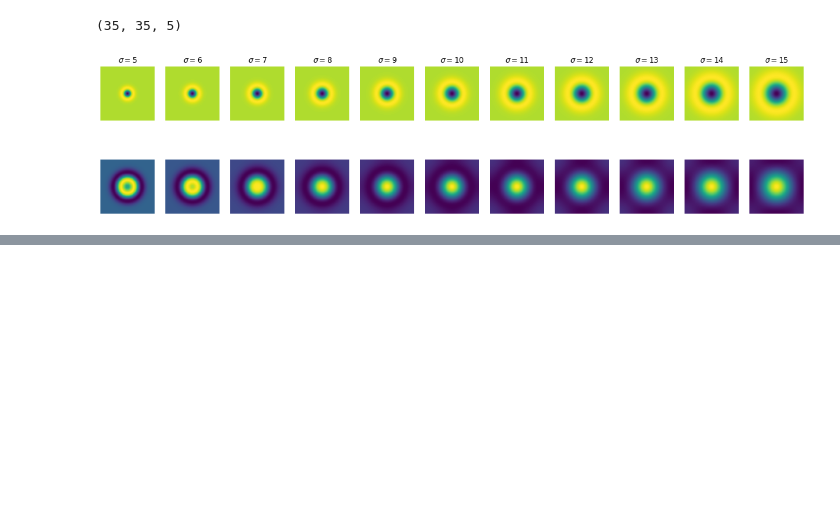
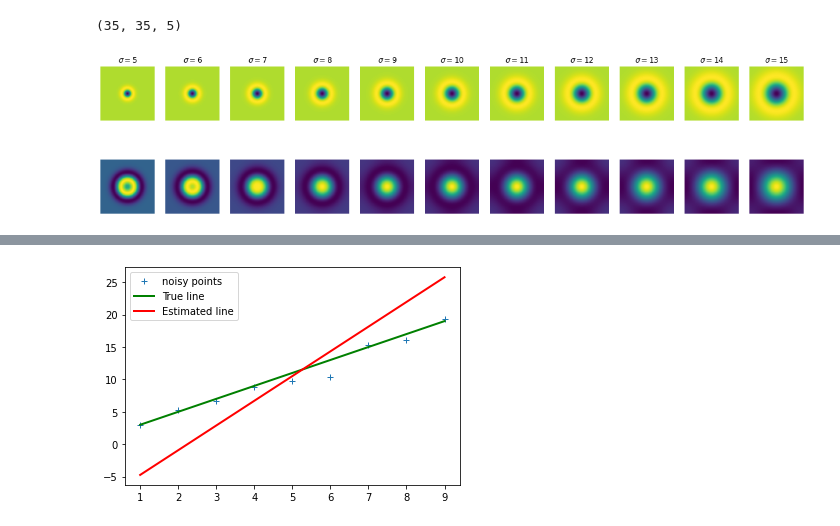
Before and after one commit to muditha11/ImageProcessingAndMachineVision, a Jupyter notebook: 5/5.ipynb, the cells around one changed output, grey strips where cells are left out. Saved outputs shown, nothing was run; the diff lists cells and outputs as text; code cells hidden in the pictures; blank space fills up the shorter version.

```diff
--- a/5/5.ipynb
+++ b/5/5.ipynb
@@ -81,0 +105,36 @@ print(indices)
+# %%
+m = 2
+c = 1
+x = np.arange(1,10,1)
+np.random.seed(45)
+sigma = 1
+noise = sigma * np.random.randn(len(x))
+o = np.zeros(x.shape)
+y = m*x +c + noise + o
+
+n = len(x)
+
+u11 = np.sum(x - np.mean(x)**2)
+u12 = np.sum((x - np.mean(x))*(y- np.mean(y)))
+u21=u12
+u22 = np.sum((y-np.mean(y))**2)
+
+U = np.array([[u11,u12],[u21,u22]])
+W,V = np.linalg.eig(U)
+
+ev_corresponding_to_smallest_ev = V[:,np.argmin(W)]
+
+a = ev_corresponding_to_smallest_ev[0]
+b = ev_corresponding_to_smallest_ev[1]
+d = a*np.mean(x) + b*np.mean(y)
+
+mstar = -a/b
+cstar = d/b
+
+plt.plot(x, y, '+', label = 'noisy points')
+plt.plot([x[0], x[-1]], [m*x[0] + c, m*x[-1]+c ], color='g', linewidth=2, label=r'True line')
+plt.plot([x[0], x[-1]], [mstar*x[0] + cstar, mstar*x[-1]+cstar ], color='r', linewidth=2, label=r'Estimated line')
+plt.legend()
+plt.show()
+# %% [output]
+[figure, added]
```
Also changed, not shown: parts of 1 cell of this notebook.
